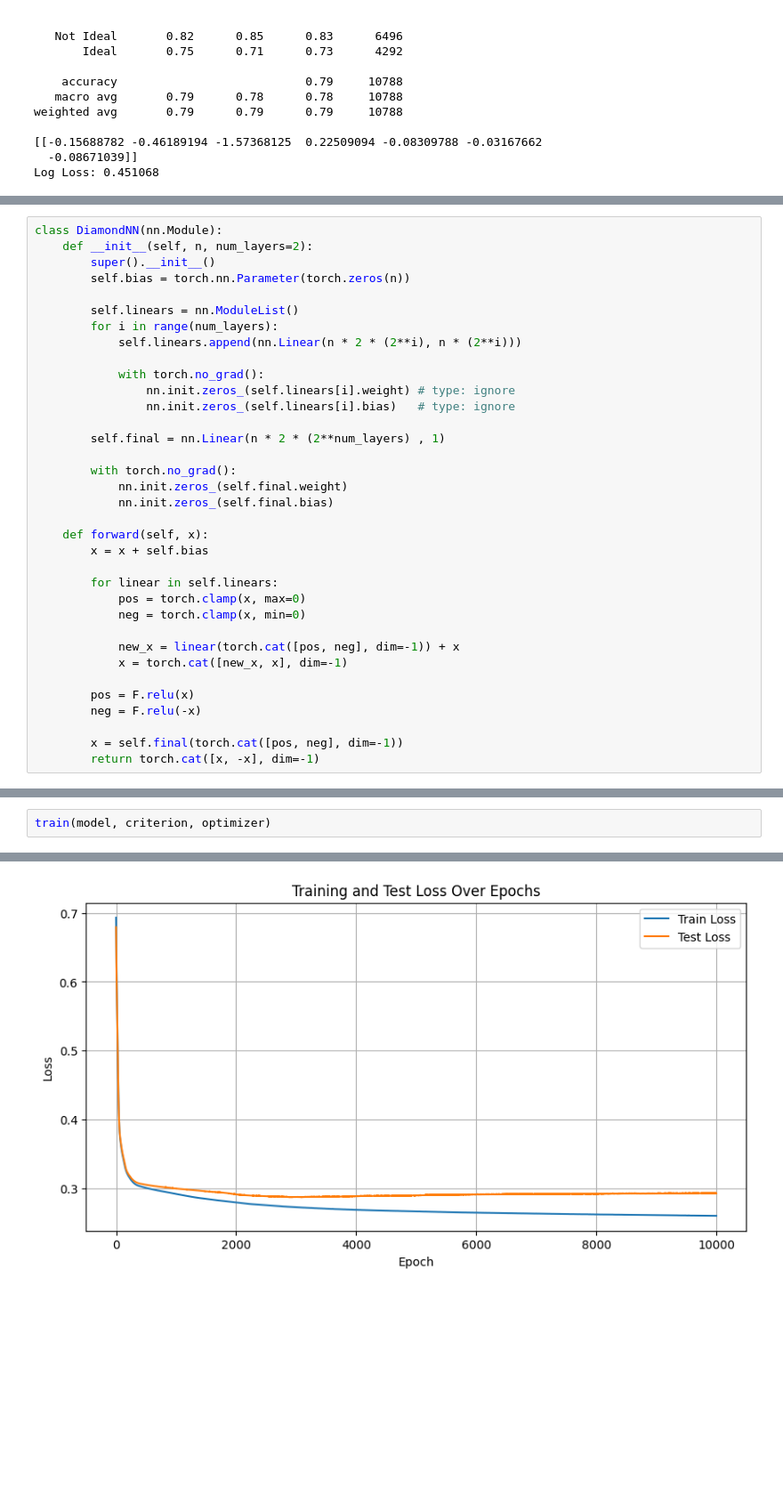
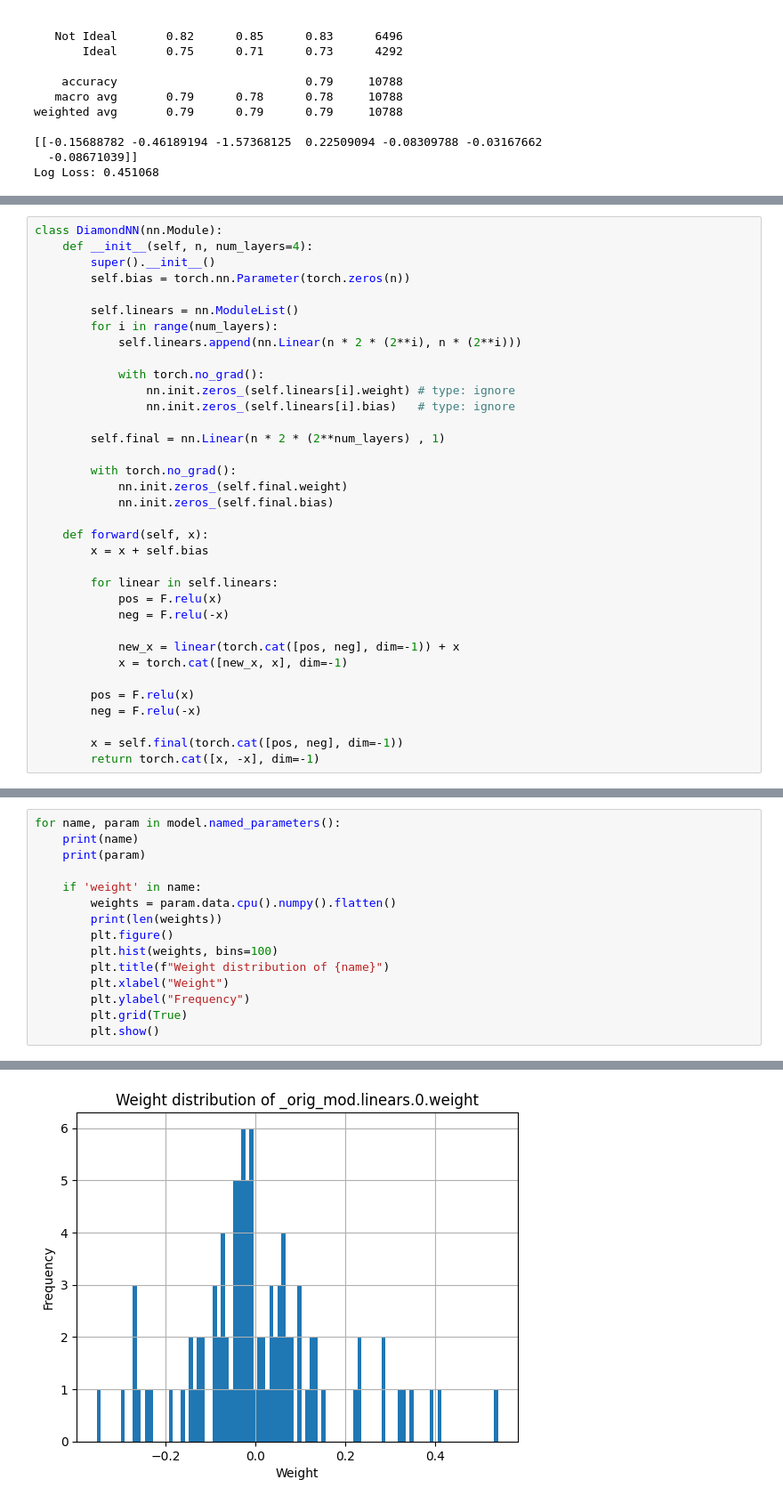
Before and after one commit to cats256/ML-experiments, a Jupyter notebook: DenseZeroCReLU.ipynb, the cells around one changed output, grey strips where cells are left out. Shown at 89% size. Cells and saved outputs as stored; diff of their text form; blank space fills up the shorter version.

```diff
--- a/DenseZeroCReLU.ipynb
+++ b/DenseZeroCReLU.ipynb
@@ -129,7 +135,7 @@ def train(model, criterion, optimizer):
     plt.show()
 # %%
 class DiamondNN(nn.Module):
-    def __init__(self, n, num_layers=2):
+    def __init__(self, n, num_layers=4):
         super().__init__()
         self.bias = torch.nn.Parameter(torch.zeros(n))
 
@@ -151,8 +157,8 @@ class DiamondNN(nn.Module):
         x = x + self.bias
 
         for linear in self.linears:
-            pos = torch.clamp(x, max=0)
-            neg = torch.clamp(x, min=0)
+            pos = F.relu(x)
+            neg = F.relu(-x)
 
             new_x = linear(torch.cat([pos, neg], dim=-1)) + x
             x = torch.cat([new_x, x], dim=-1)
@@ -193,3 +196,16 @@ ExplainOutput(graphs=[GraphModule()], graph_count=1, graph_break_count=0, break_
 # %%
-train(model, criterion, optimizer)
+for name, param in model.named_parameters():
+    print(name)
+    print(param)
+
+    if 'weight' in name:
+        weights = param.data.cpu().numpy().flatten()
+        print(len(weights))
+        plt.figure()
+        plt.hist(weights, bins=100)
+        plt.title(f"Weight distribution of {name}")
+        plt.xlabel("Weight")
+        plt.ylabel("Frequency")
+        plt.grid(True)
+        plt.show()
 # %% [output]
@@ -213 +229 @@ Epoch 4473/10000, Train Loss: 0.26758724, Test
-[figure, old version]
+[figure, new version]
```
Also changed, not shown: parts of 12 cells of this notebook.
